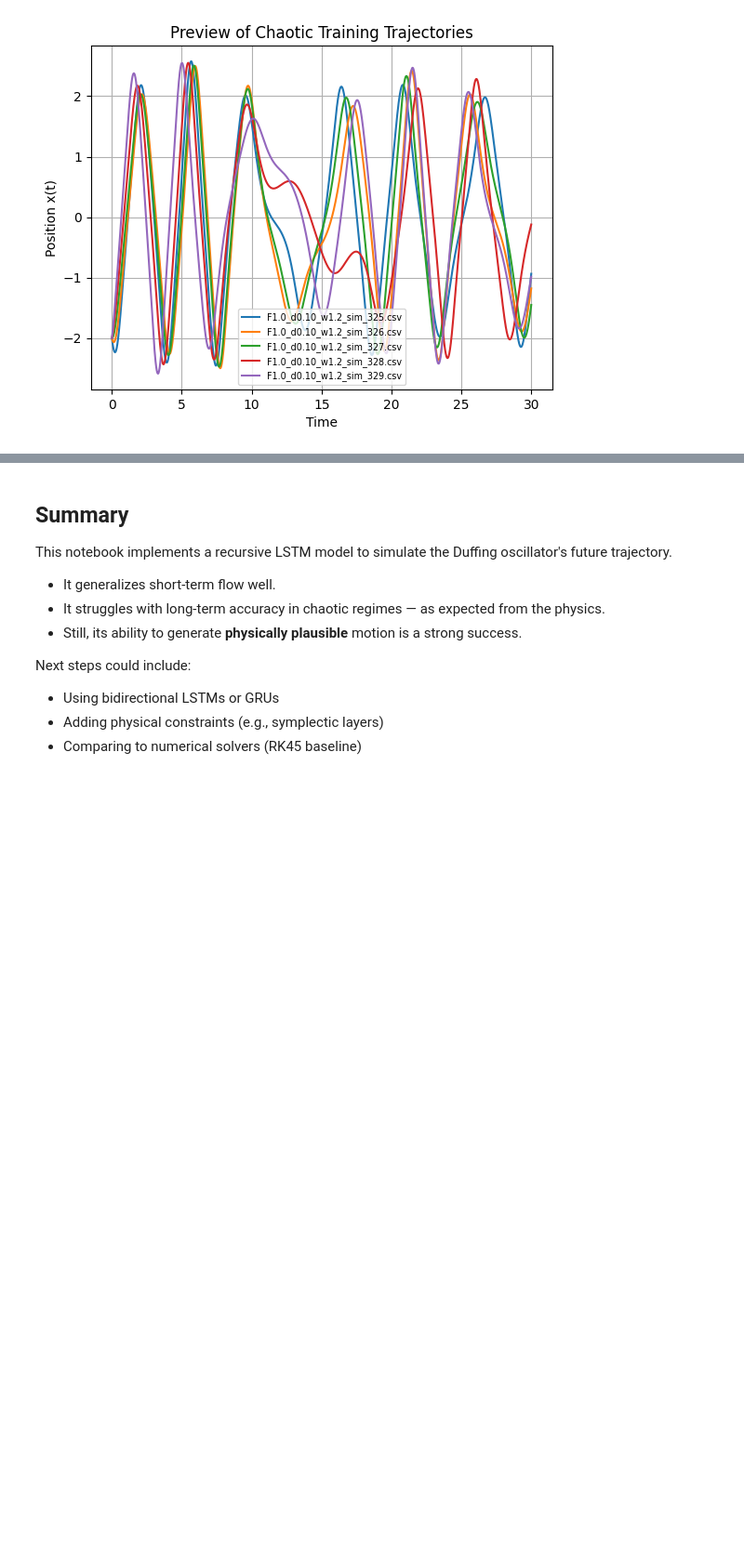
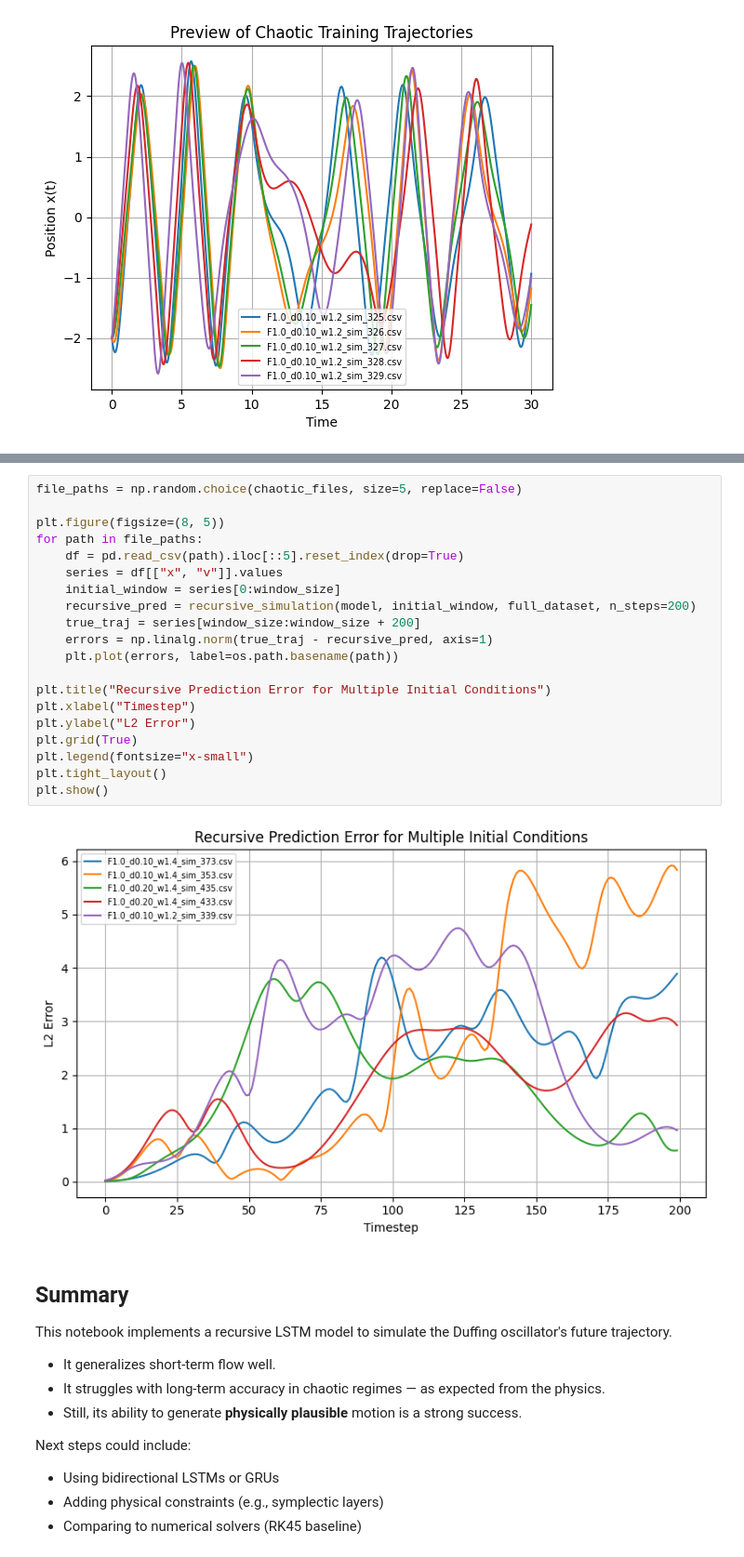
Before and after one commit to Mustafa-Meric-Kasap/duff-net-dynamics, a Jupyter notebook: notebooks/nn_modeling_recursive.ipynb, the cells around one changed output, grey strips where cells are left out. Shown: that part at 93% size. Drawn from its saved outputs; the diff is of its cells as text; blank space fills up the shorter version.

```diff
--- a/notebooks/nn_modeling_recursive.ipynb
+++ b/notebooks/nn_modeling_recursive.ipynb
@@ -270,3 +275,25 @@ plt.show()
+# %%
+file_paths = np.random.choice(chaotic_files, size=5, replace=False)
+
+plt.figure(figsize=(8, 5))
+for path in file_paths:
+    df = pd.read_csv(path).iloc[::5].reset_index(drop=True)
+    series = df[["x", "v"]].values
+    initial_window = series[0:window_size]
+    recursive_pred = recursive_simulation(model, initial_window, full_dataset, n_steps=200)
+    true_traj = series[window_size:window_size + 200]
+    errors = np.linalg.norm(true_traj - recursive_pred, axis=1)
+    plt.plot(errors, label=os.path.basename(path))
+
+plt.title("Recursive Prediction Error for Multiple Initial Conditions")
+plt.xlabel("Timestep")
+plt.ylabel("L2 Error")
+plt.grid(True)
+plt.legend(fontsize="x-small")
+plt.tight_layout()
+plt.show()
+# %% [output]
+[figure, added]
 # %% [markdown]
 ## Summary
 
```
Also changed, not shown: parts of 2 cells of this notebook.
